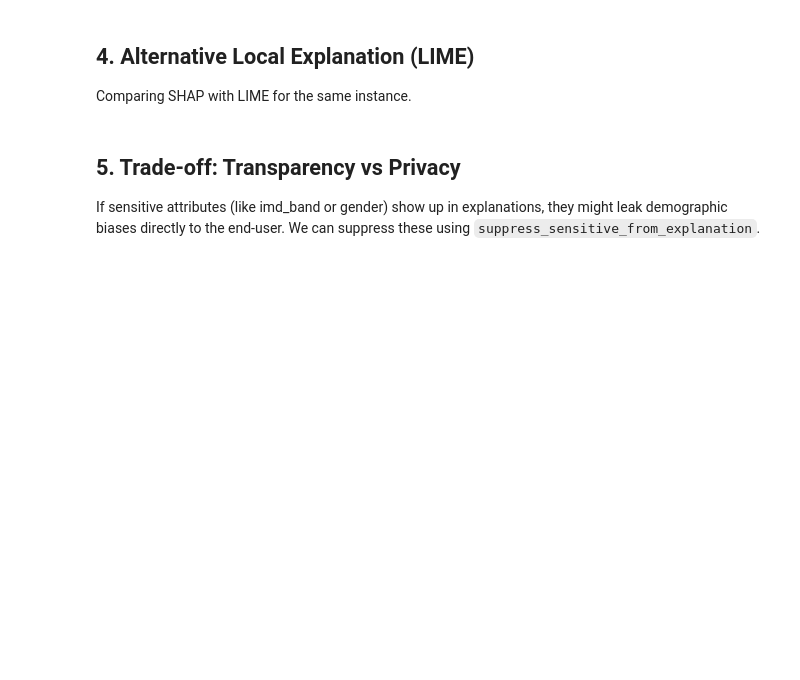
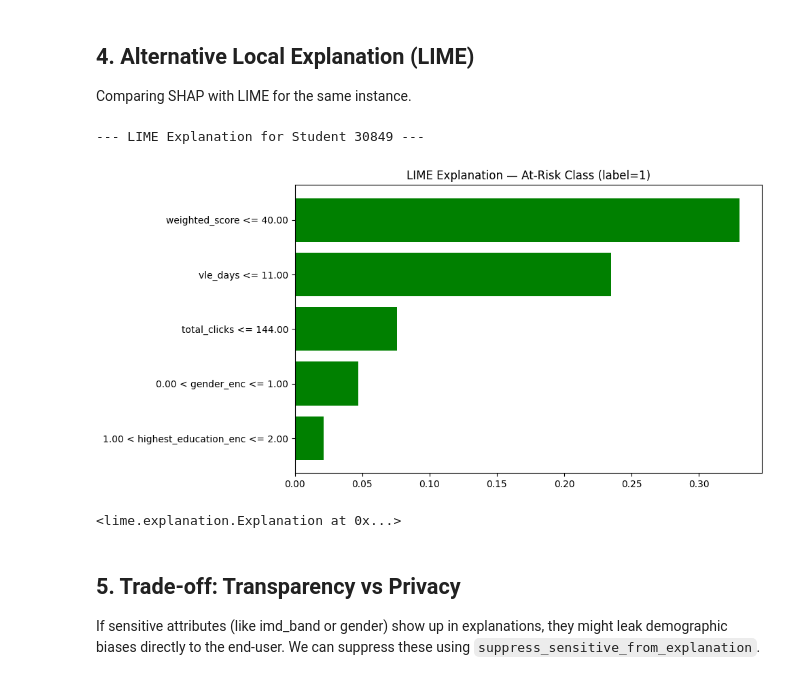
Before and after one commit to Proibito04/DSA440-CS540-Assignment1, a Jupyter notebook: notebooks/03_transparency_explainability.ipynb, the cells around one changed output. Saved outputs shown, nothing was run; the diff lists cells and outputs as text; code cells hidden in the pictures; blank space fills up the shorter version.

```diff
--- a/notebooks/03_transparency_explainability.ipynb
+++ b/notebooks/03_transparency_explainability.ipynb
@@ -65,7 +84,11 @@ Comparing SHAP with LIME for the same instance.
 # %%
 lime_explainer = build_lime_explainer(X_train, feature_names)
 print(f"--- LIME Explanation for Student {at_risk_idx} ---")
-explain_lime_instance(lime_explainer, model, instance, num_features=5)
+explain_lime_instance(lime_explainer, model, instance, num_features=5
+# %% [output]
+--- LIME Explanation for Student 30849 ---
+[figure, added]
+<lime.explanation.Explanation at 0x...>
 # %% [markdown]
 ## 5. Trade-off: Transparency vs Privacy
 If sensitive attributes (like imd_band or gender) show up in explanations, they might leak demographic biases directly to the end-user. We can suppress these using `suppress_sensitive_from_explanation`.
```
Also changed, not shown: parts of 6 cells of this notebook, 5 other files.
